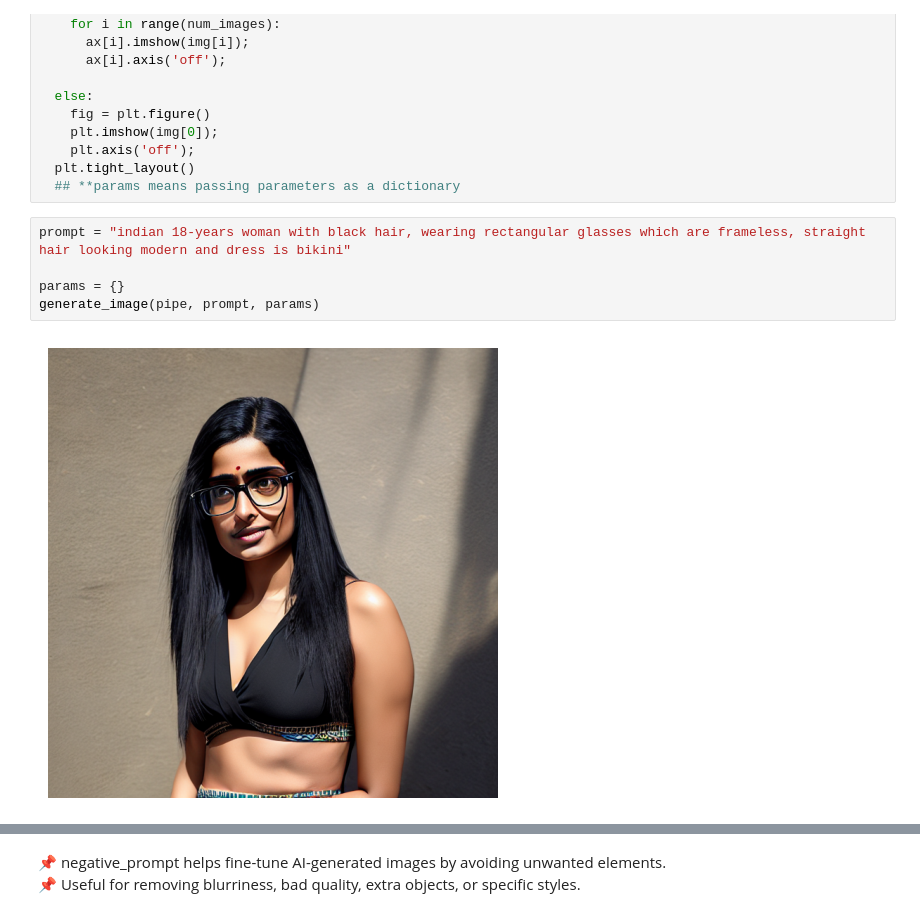
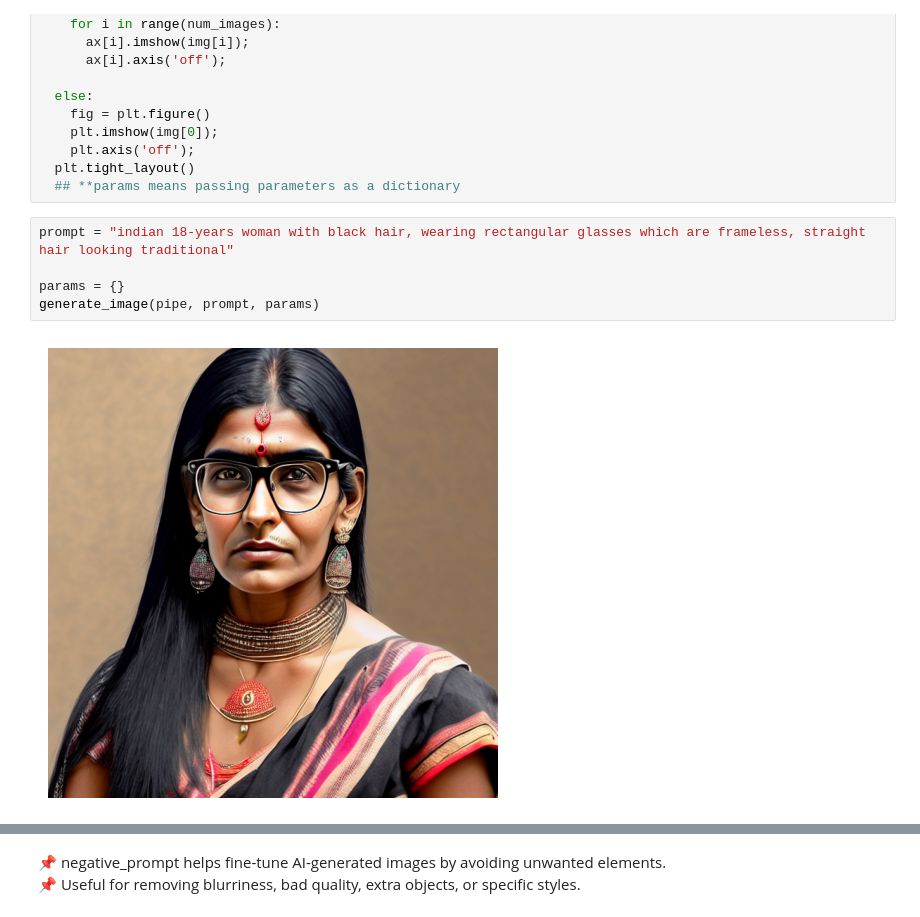
Before and after one commit to SaiPraneeth-GenAI/Data_PreProcessing, a Jupyter notebook: HuggingFace_Basics.ipynb, the cells around one changed output, grey strips where cells are left out. Cells and saved outputs as stored; diff of their text form.

```diff
--- a/HuggingFace_Basics.ipynb
+++ b/HuggingFace_Basics.ipynb
@@ -478,12 +478,12 @@ def generate_image(pipe, prompt, params):
   plt.tight_layout()
   ## **params means passing parameters as a dictionary
 # %%
-prompt = "indian 18-years woman with black hair, wearing rectangular glasses which are frameless, straight hair looking modern and dress is bikini"
+prompt = "indian 18-years woman with black hair, wearing rectangular glasses which are frameless, straight hair looking traditional"
 
 params = {}
 generate_image(pipe, prompt, params)
 # %% [output]
-[figure, old version]
+[figure, new version]
 # %%
 #num inference steps - controls how many denoising steps the model takes to generate an image. Heigher the number, more time it takes but generate detailed image, lesser the number it takes less time but generate less detailed image
 params = {'num_inference_steps': 100}
```
Also changed, not shown: parts of 4 cells of this notebook.
